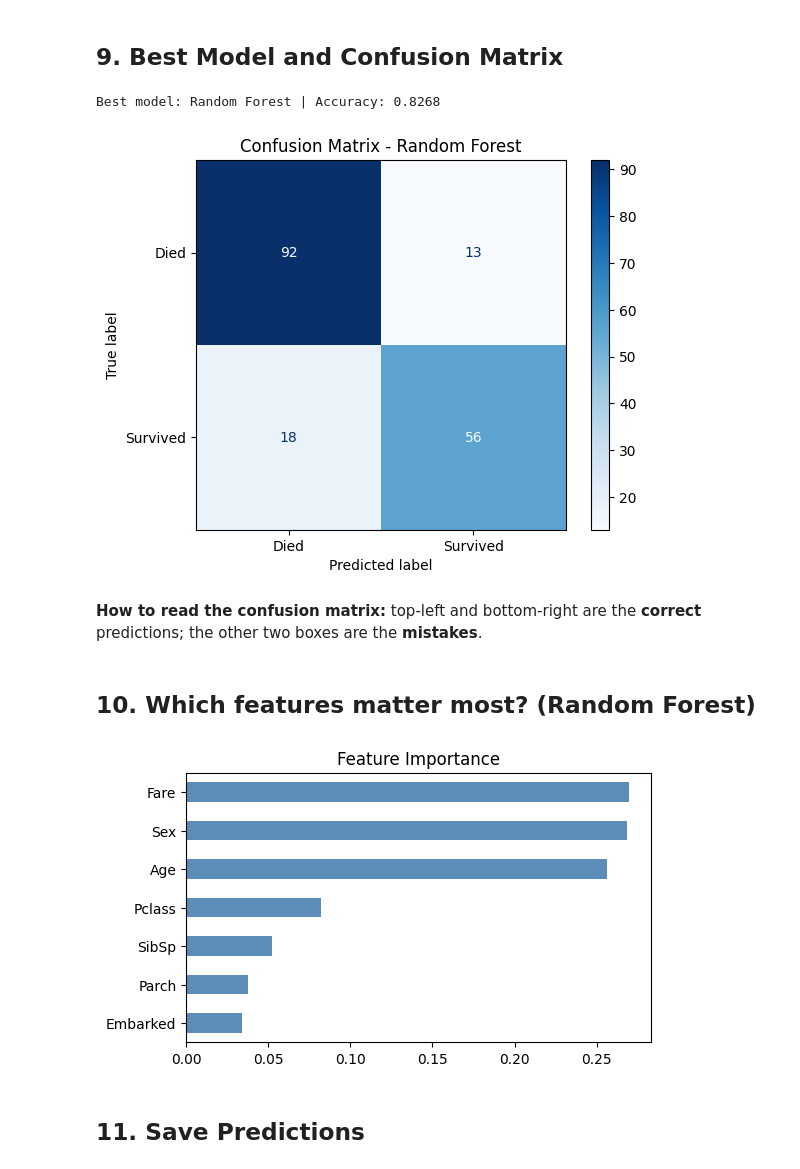
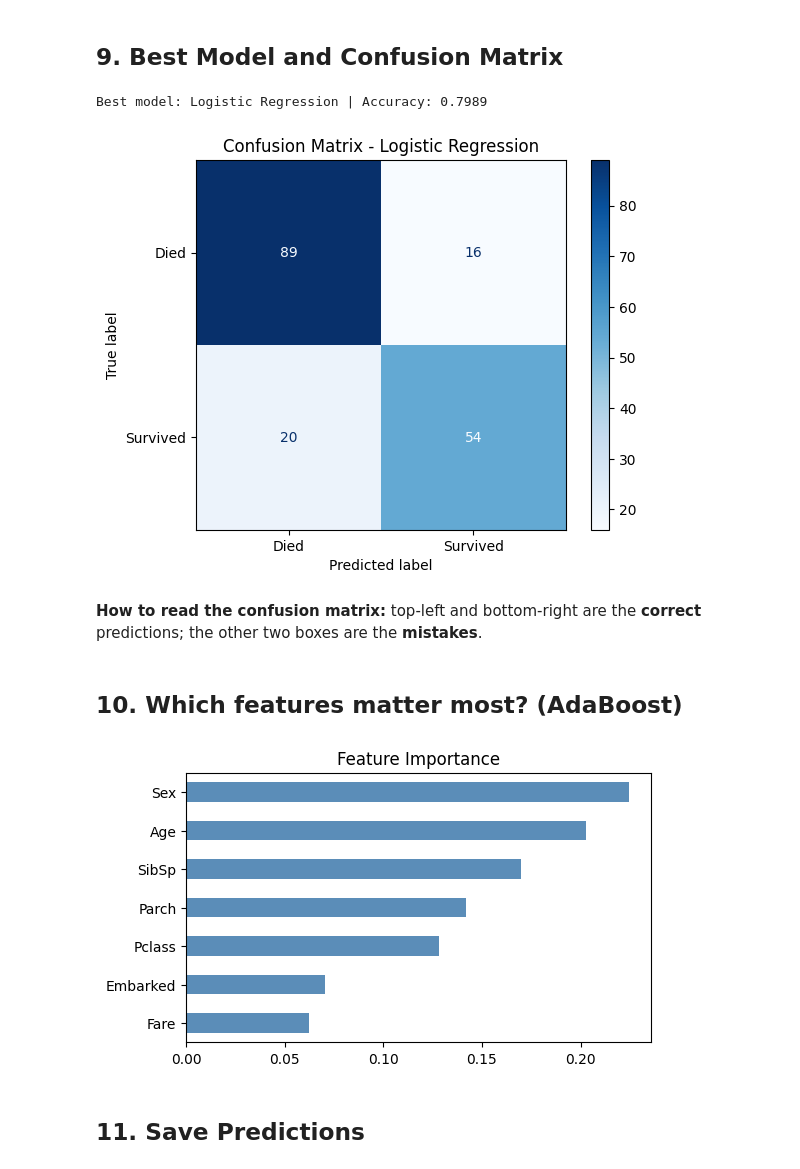
Before and after one commit to aniket123pathak/ML_mini_project, a Jupyter notebook: titanic_survival_prediction.ipynb, the cells around one changed output. Cells and saved outputs as stored; diff of their text form; code cells hidden in the pictures.

```diff
--- a/titanic_survival_prediction.ipynb
+++ b/titanic_survival_prediction.ipynb
@@ -164,7 +164,7 @@ Training rows: 712 | Testing rows: 179
 # %%
 models = {
     "Logistic Regression": LogisticRegression(max_iter=1000),
-    "Random Forest": RandomForestClassifier(n_estimators=100, random_state=42),
+    "AdaBoost": AdaBoostClassifier(n_estimators=50, random_state=42),
 }
 
 rows = []
@@ -181,7 +181,7 @@ for name, model in models.items():
         "F1-Score": f1_score(y_test, pred),
     })
 
-results = pd.DataFrame(rows).round(4).sort_values("Accuracy", ascending=False).reset_index(drop=True)
+results = pd.DataFrame(rows).round(4).sort_values(["Accuracy", "F1-Score"], ascending=False).reset_index(drop=True)
 results.to_csv("model_comparison.csv", index=False)
 results
 # %% [output]
@@ -216,19 +217,19 @@ ConfusionMatrixDisplay.from_predictions(y_test, predictions[best_name],
 plt.title("Confusion Matrix - " + best_name)
 plt.show()
 # %% [output]
-Best model: Random Forest | Accuracy: 0.8268
+Best model: Logistic Regression | Accuracy: 0.7989
-[figure, old version]
+[figure, new version]
 # %% [markdown]
 **How to read the confusion matrix:** top-left and bottom-right are the **correct** predictions;
 the other two boxes are the **mistakes**.
 # %% [markdown]
-## 10. Which features matter most? (Random Forest)
+## 10. Which features matter most? (AdaBoost)
 # %%
-imp = pd.Series(models["Random Forest"].feature_importances_, index=X.columns).sort_values()
+imp = pd.Series(models["AdaBoost"].feature_importances_, index=X.columns).sort_values()
 imp.plot(kind="barh", color="#5B8DB8", figsize=(6, 3.5), title="Feature Importance")
 plt.show()
 # %% [output]
-[figure, old version]
+[figure, new version]
 # %% [markdown]
 ## 11. Save Predictions
 # %%
```
Also changed, not shown: parts of 7 cells of this notebook, 6 other files.
